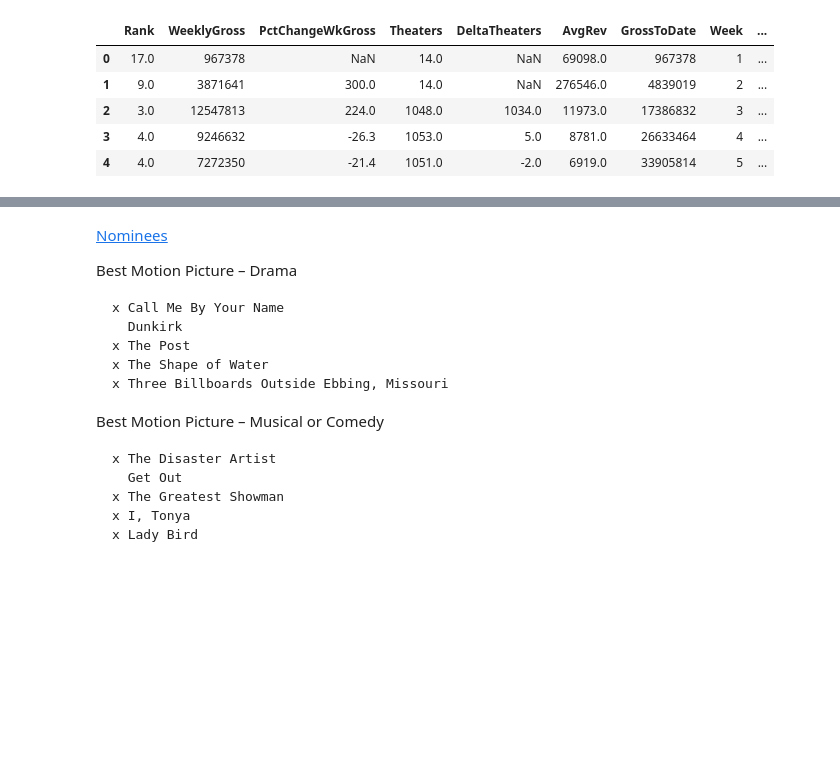
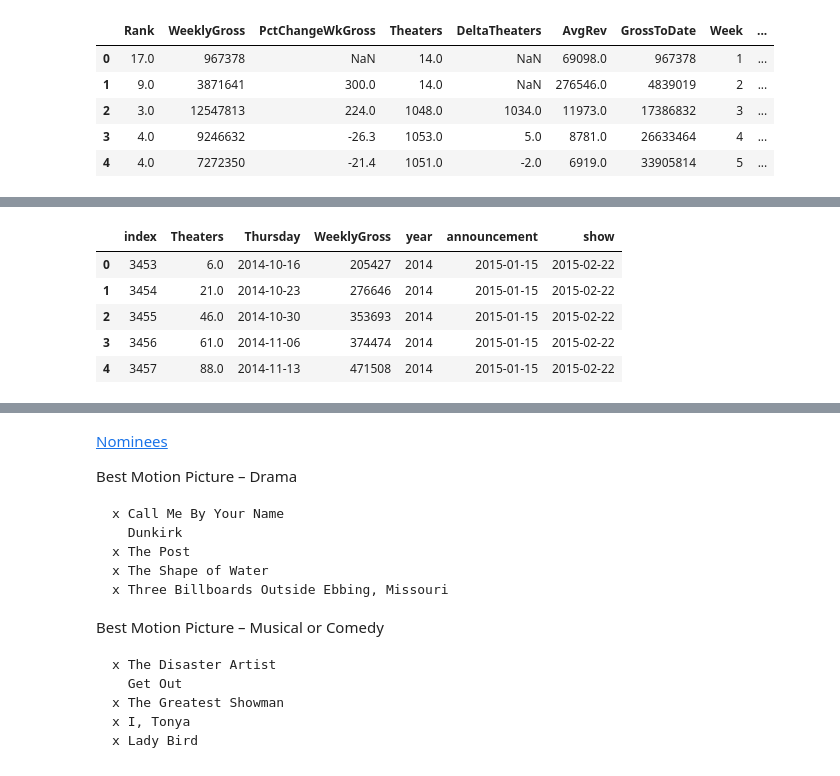
Before and after one commit to NapsterInBlue/Academy-Awards, a Jupyter notebook: Best Picture Nominees.ipynb, the cells around one changed output, grey strips where cells are left out. Saved outputs shown, nothing was run; the diff lists cells and outputs as text; code cells hidden in the pictures; blank space fills up the shorter version.

```diff
--- a/Best Picture Nominees.ipynb
+++ b/Best Picture Nominees.ipynb
@@ -490,3 +488,6 @@ final.head()
 | 2 | 3.0 | 12547813 | 224.0 | 1048.0 | 1034.0 | 11973.0 | 17386832 | 3 | ... |
 | 3 | 4.0 | 9246632 | -26.3 | 1053.0 | 5.0 | 8781.0 | 26633464 | 4 | ... |
 | 4 | 4.0 | 7272350 | -21.4 | 1051.0 | -2.0 | 6919.0 | 33905814 | 5 | ... |
+# %%
+whiplash = df[df['name']=='whiplash'][['Theaters', 'Thursday', 'WeeklyGross', 'year']].reset_index()
+whiplash.head()
@@ -492,0 +501,10 @@ final.head()
+# %%
+whiplash = whiplash.merge(academy[['year', 'announcement', 'show']])
+whiplash.head()
+# %% [output]
+|  | index | Theaters | Thursday | WeeklyGross | year | announcement | show |
+| 0 | 3453 | 6.0 | 2014-10-16 | 205427 | 2014 | 2015-01-15 | 2015-02-22 |
+| 1 | 3454 | 21.0 | 2014-10-23 | 276646 | 2014 | 2015-01-15 | 2015-02-22 |
+| 2 | 3455 | 46.0 | 2014-10-30 | 353693 | 2014 | 2015-01-15 | 2015-02-22 |
+| 3 | 3456 | 61.0 | 2014-11-06 | 374474 | 2014 | 2015-01-15 | 2015-02-22 |
+| 4 | 3457 | 88.0 | 2014-11-13 | 471508 | 2014 | 2015-01-15 | 2015-02-22 |
```
Also changed, not shown: parts of 12 cells of this notebook, 37 other files.
